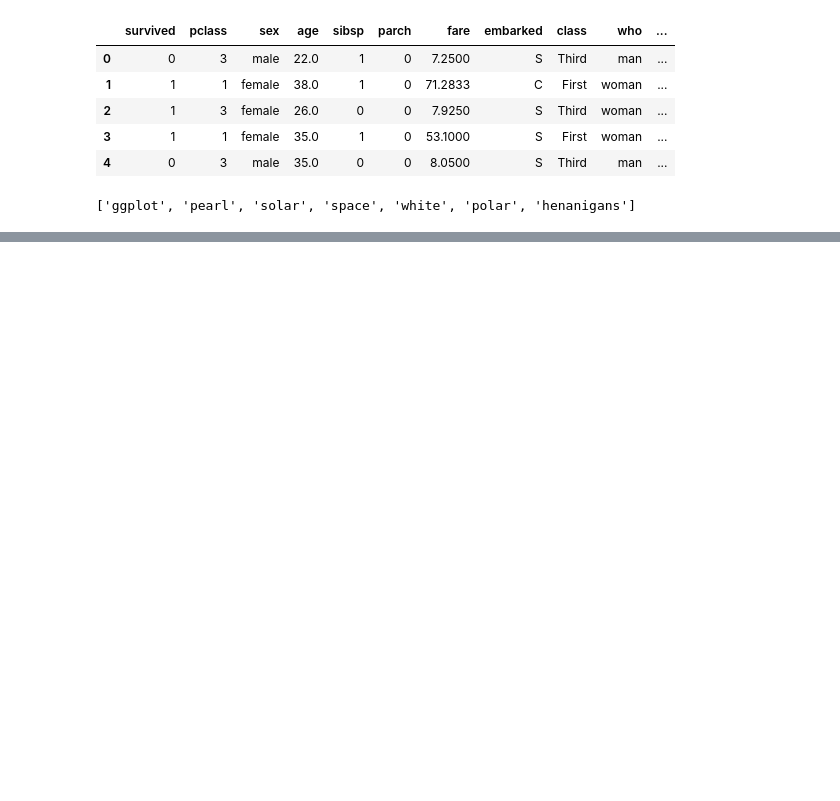
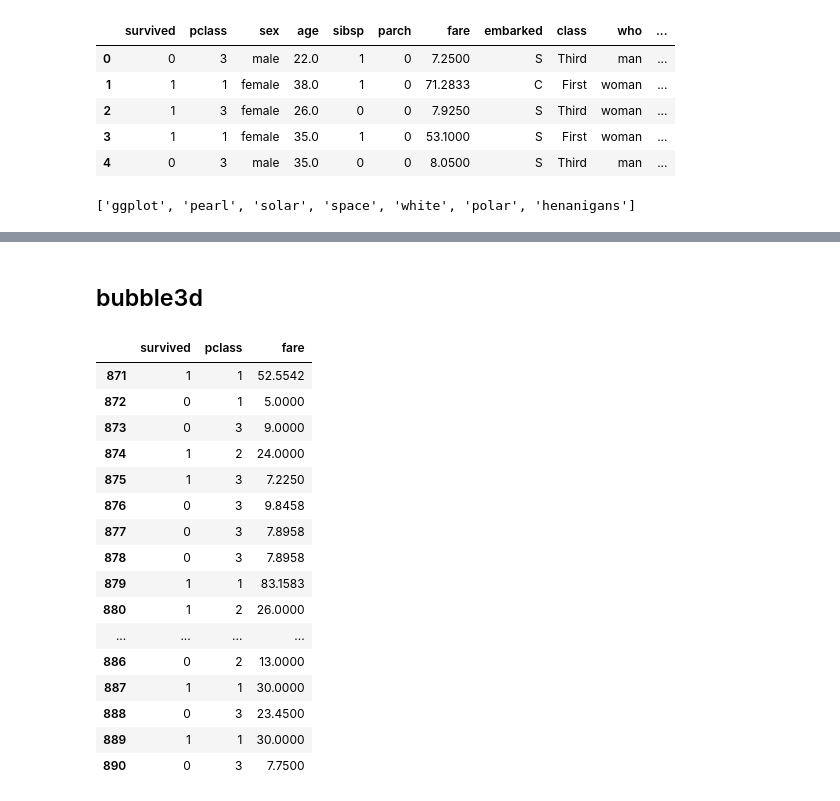
Before and after one commit to texaskyle/machine_learning, a Jupyter notebook: tutorial_py/visualization/plotly/plotly2.ipynb, the cells around one changed output, grey strips where cells are left out. Drawn from its saved outputs; the diff is of its cells as text; code cells hidden in the pictures; blank space fills up the shorter version.

```diff
--- a/tutorial_py/visualization/plotly/plotly2.ipynb
+++ b/tutorial_py/visualization/plotly/plotly2.ipynb
@@ -75,0 +156,3 @@ ploting bar graph
+# %%
+df1 = titanic[['survived', 'pclass', 'fare']]
+df1.head(5)
@@ -75,0 +170,22 @@ ploting bar graph
+# %% [markdown]
+## bubble3d
+# %%
+df1.tail(20)
+# %% [output]
+|  | survived | pclass | fare |
+| 871 | 1 | 1 | 52.5542 |
+| 872 | 0 | 1 | 5.0000 |
+| 873 | 0 | 3 | 9.0000 |
+| 874 | 1 | 2 | 24.0000 |
+| 875 | 1 | 3 | 7.2250 |
+| 876 | 0 | 3 | 9.8458 |
+| 877 | 0 | 3 | 7.8958 |
+| 878 | 0 | 3 | 7.8958 |
+| 879 | 1 | 1 | 83.1583 |
+| 880 | 1 | 2 | 26.0000 |
+| ... | ... | ... | ... |
+| 886 | 0 | 2 | 13.0000 |
+| 887 | 1 | 1 | 30.0000 |
+| 888 | 0 | 3 | 23.4500 |
+| 889 | 1 | 1 | 30.0000 |
+| 890 | 0 | 3 | 7.7500 |
```
Also changed, not shown: parts of 32 cells of this notebook, 2 other files.
